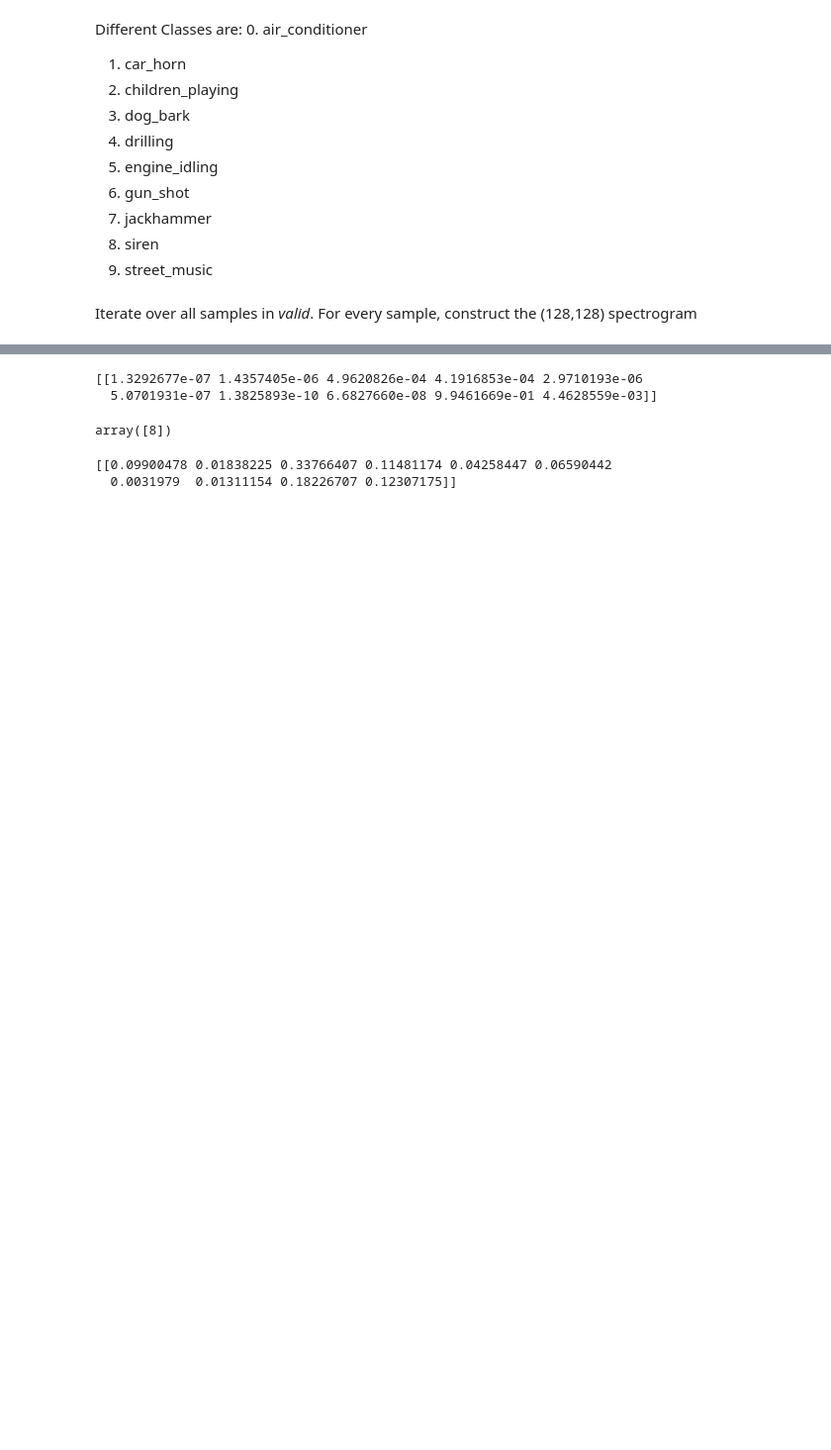
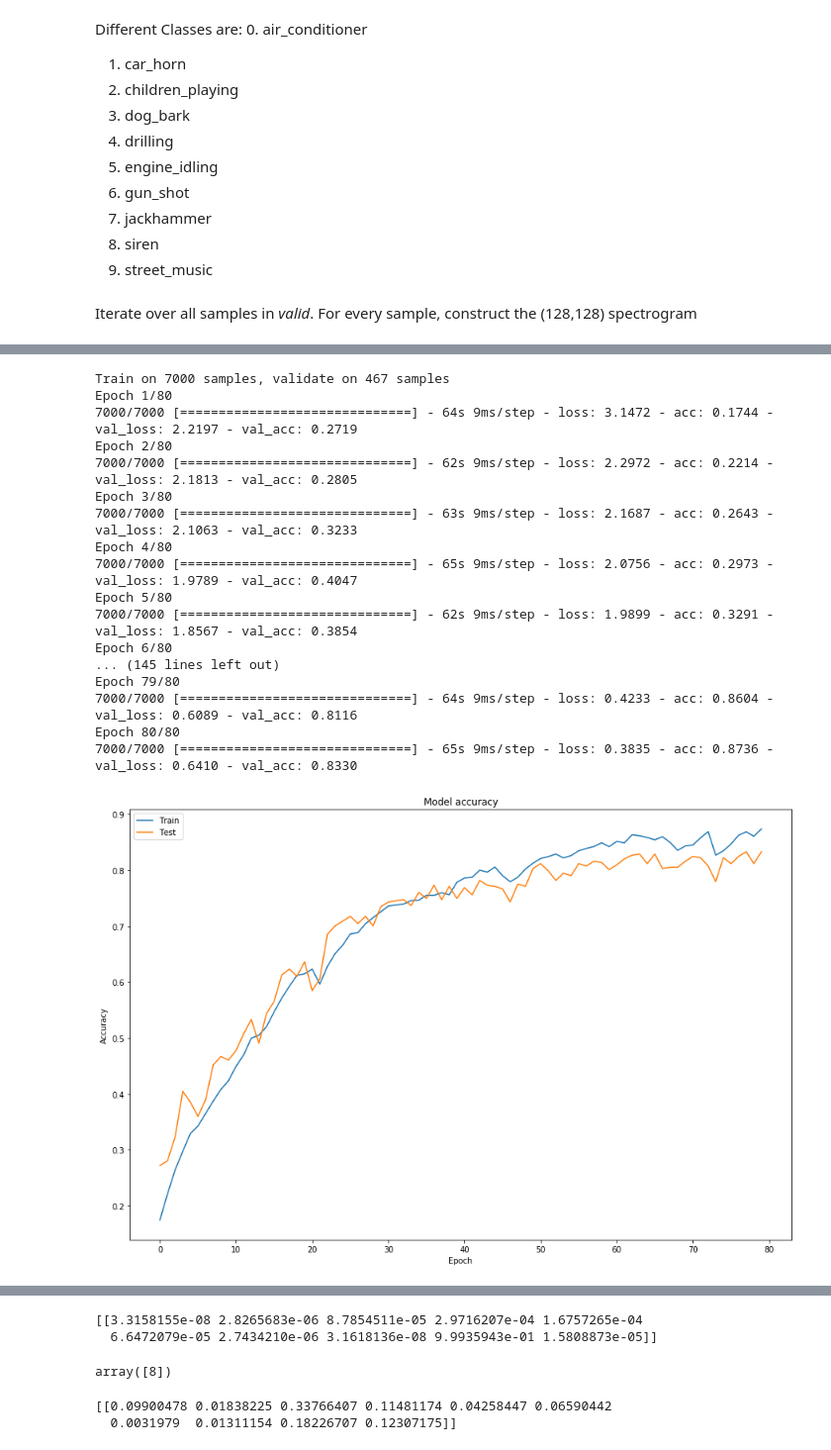
Before and after one commit to meflouu/AudioClassificationProject, a Jupyter notebook: AudioProject.ipynb, the cells around one changed output, grey strips where cells are left out. Shown at 99% size. Cells and saved outputs as stored; diff of their text form; code cells hidden in the pictures; blank space fills up the shorter version.

Commit message:
updated with trained model

```diff
--- a/AudioProject.ipynb
+++ b/AudioProject.ipynb
@@ -18,3 +27,5 @@ Using TensorFlow backend.
+# %%
+plt.rcParams['figure.figsize'] = [15, 10]  # Make output graphs larger in Jupyter Notebook
 # %% [markdown]
 <hr>
 # %% [markdown]
@@ -145,17 +173,0 @@ model.add(keras.layers.Activation('softmax'))
-# %%
-model.compile(
-	optimizer="Adam",
-	loss="categorical_crossentropy",
-	metrics=['accuracy'])
-
-model.fit(
-	x=X_train,
-	y=y_train,
-    epochs=12,
-    batch_size=500,
-    validation_data= (X_test, y_test))
-
-score = model.evaluate(x=X_test, y=y_test)
-
-print('Test loss:', score[0])
-print('Test accuracy:', score[1])
@@ -179,0 +179,49 @@ Test accuracy: 0.6102783724633734
+# %%
+best_model = ModelCheckpoint('best_model.hdf5', save_best_only=True, monitor='val_loss')
+
+history = model.fit(
+        x=X_train,
+        y=y_train,
+        epochs=80,
+        batch_size=500,
+        validation_data= (X_test, y_test),
+        callbacks=[best_model] )
+
+plt.plot(history.history['acc'])
+plt.plot(history.history['val_acc'])
+plt.title('Model accuracy')
+plt.ylabel('Accuracy')
+plt.xlabel('Epoch')
+plt.legend(['Train', 'Test'], loc='upper left')
+plt.show()
+
+# Plot training & validation loss values
+plt.plot(history.history['loss'])
+plt.plot(history.history['val_loss'])
+plt.title('Model loss')
+plt.ylabel('Loss')
+plt.xlabel('Epoch')
+plt.legend(['Train', 'Test'], loc='upper left')
+plt.show()
+
+print('Test loss:', score[0])
+print('Test accuracy:', score[1])
+# %% [output]
+Train on 7000 samples, validate on 467 samples
+Epoch 1/80
+7000/7000 [==============================] - 64s 9ms/step - loss: 3.1472 - acc: 0.1744 - val_loss: 2.2197 - val_acc: 0.2719
+Epoch 2/80
+7000/7000 [==============================] - 62s 9ms/step - loss: 2.2972 - acc: 0.2214 - val_loss: 2.1813 - val_acc: 0.2805
+Epoch 3/80
+7000/7000 [==============================] - 63s 9ms/step - loss: 2.1687 - acc: 0.2643 - val_loss: 2.1063 - val_acc: 0.3233
+Epoch 4/80
+7000/7000 [==============================] - 65s 9ms/step - loss: 2.0756 - acc: 0.2973 - val_loss: 1.9789 - val_acc: 0.4047
+Epoch 5/80
+7000/7000 [==============================] - 62s 9ms/step - loss: 1.9899 - acc: 0.3291 - val_loss: 1.8567 - val_acc: 0.3854
+Epoch 6/80
+... (145 lines left out)
+Epoch 79/80
+7000/7000 [==============================] - 64s 9ms/step - loss: 0.4233 - acc: 0.8604 - val_loss: 0.6089 - val_acc: 0.8116
+Epoch 80/80
+7000/7000 [==============================] - 65s 9ms/step - loss: 0.3835 - acc: 0.8736 - val_loss: 0.6410 - val_acc: 0.8330
+[figure, added]
@@ -187,13 +240,13 @@ k = np.array(X_train[4545]) #seven
 y = k.reshape(1, 128, 128, 1)
 
 # predict
-prediction = model.predict(y)
+prediction = best_model.predict(y)
 print(prediction)
 
 # predict class
-model.predict_classes(y)
+best_model.predict_classes(y)
 # %% [output]
-[[1.3292677e-07 1.4357405e-06 4.9620826e-04 4.1916853e-04 2.9710193e-06
-  5.0701931e-07 1.3825893e-10 6.6827660e-08 9.9461669e-01 4.4628559e-03]]
+[[3.3158155e-08 2.8265683e-06 8.7854511e-05 2.9716207e-04 1.6757265e-04
+  6.6472079e-05 2.7434210e-06 3.1618136e-08 9.9935943e-01 1.5808873e-05]]
 array([8])
 # %%
```
Also changed, not shown: parts of 11 cells of this notebook, 1 other file.
